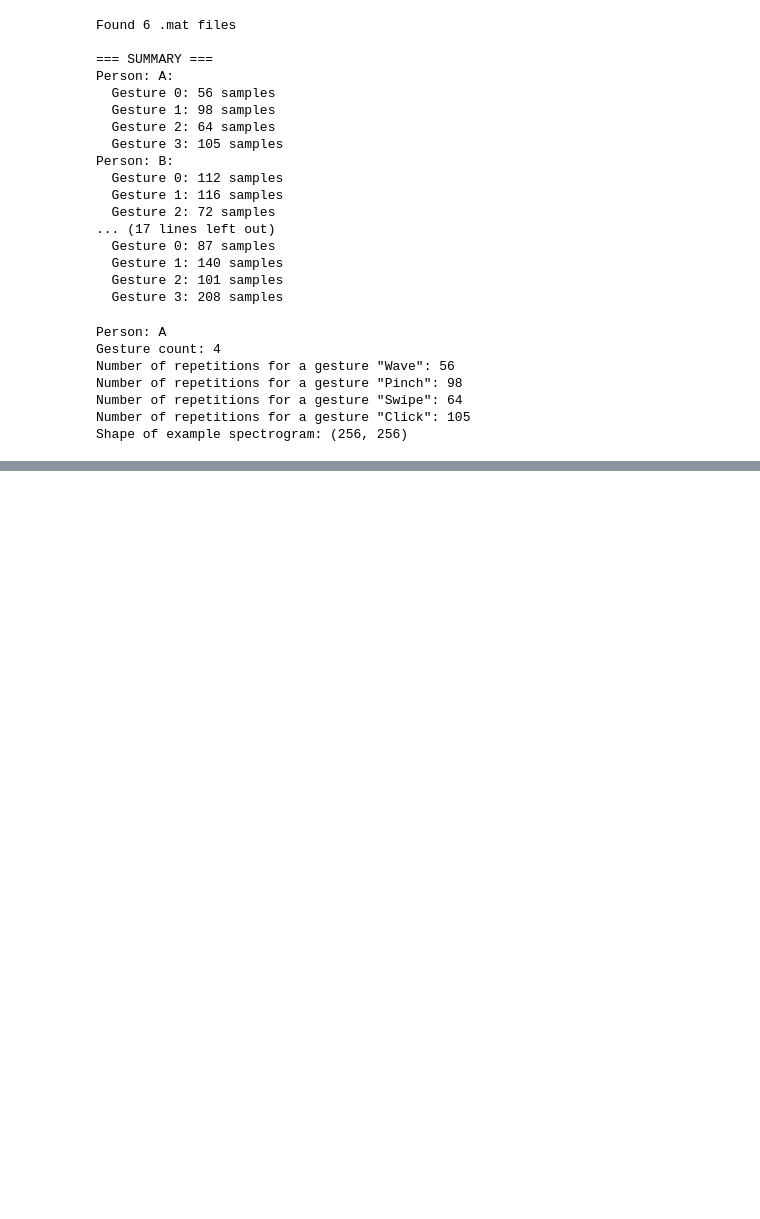
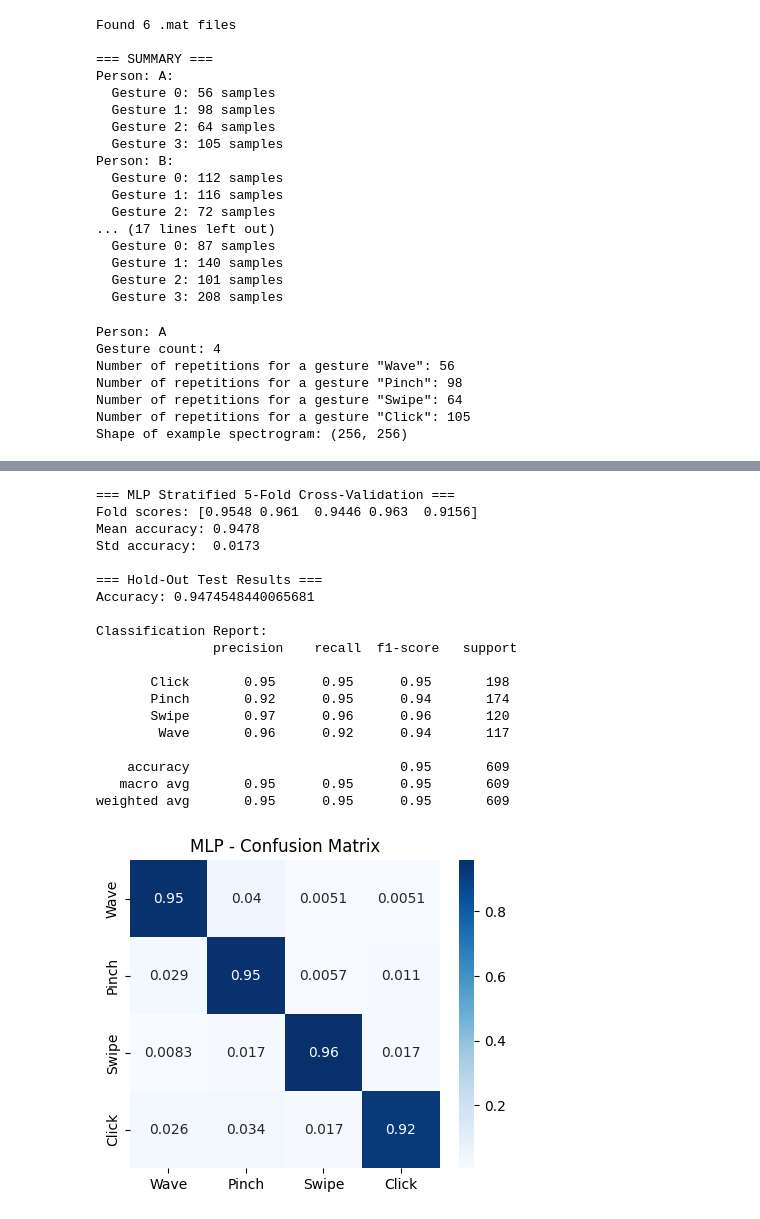
Before and after one commit to Oskar-Nowak/quantum-inspired-kernel-optimization, a Jupyter notebook: notebooks/dopnet_analysis.ipynb, the cells around one changed output, grey strips where cells are left out. Drawn from its saved outputs; the diff is of its cells as text; code cells hidden in the pictures; blank space fills up the shorter version.

```diff
--- a/notebooks/dopnet_analysis.ipynb
+++ b/notebooks/dopnet_analysis.ipynb
@@ -97,7 +99,7 @@ Final y shape: (2433,)
 Labels: ['Click' 'Pinch' 'Swipe' 'Wave']
 # %%
 # Preprocessing
-preprocessor = Preprocessor(n_components=100)
+preprocessor = Preprocessor(n_components=111)
 X_pca = preprocessor.fit_transform(X)
 # %% [output]
 === Preprocessor.fit_transform ===
@@ -149,3 +151,72 @@ Cross-validation accuracy: 0.9292668974860756
+# %%
+le = LabelEncoder()
+y_enc = le.fit_transform(y)
+
+mlp = MLPClassifier(
+    hidden_layer_sizes=(256, 128, 64),
+    activation='relu',
+    solver='adam',
+    alpha=1e-4,
+    batch_size=64,
+    learning_rate_init=1e-3,
+    max_iter=300,
+    random_state=42,
+    early_stopping=True,
+    n_iter_no_change=10,
+)
+
+cv = StratifiedKFold(n_splits=5, shuffle=True, random_state=42)
+cv_scores = cross_val_score(mlp, X_pca, y_enc, cv=cv)
+
+print("=== MLP Stratified 5-Fold Cross-Validation ===")
+print("Fold scores:", np.round(cv_scores, 4))
+print("Mean accuracy:", np.round(cv_scores.mean(), 4))
+print("Std accuracy: ", np.round(cv_scores.std(), 4))
+
+X_train, X_test, y_train, y_test = train_test_split(
+    X_pca, y_enc, test_size=0.25, stratify=y_enc, random_state=42
+)
+
+mlp.fit(X_train, y_train)
+y_pred = mlp.predict(X_test)
+
+y_test_labels = le.inverse_transform(y_test)
+y_pred_labels = le.inverse_transform(y_pred)
+
+print("\n=== Hold-Out Test Results ===")
+print("Accuracy:", accuracy_score(y_test_labels, y_pred_labels))
+print("\nClassification Report:\n", classification_report(y_test_labels, y_pred_labels))
+
+cm = confusion_matrix(y_test_labels, y_pred_labels, normalize='true')
+labels = GESTURE_NAMES
+
+plt.figure(figsize=(5,4))
+sns.heatmap(cm, annot=True, cmap='Blues',
+           xticklabels=labels,
+           yticklabels=labels)
+plt.title('MLP - Confusion Matrix')
+plt.show()
+# %% [output]
+=== MLP Stratified 5-Fold Cross-Validation ===
+Fold scores: [0.9548 0.961  0.9446 0.963  0.9156]
+Mean accuracy: 0.9478
+Std accuracy:  0.0173
+
+=== Hold-Out Test Results ===
+Accuracy: 0.9474548440065681
+
+Classification Report:
+               precision    recall  f1-score   support
+
+       Click       0.95      0.95      0.95       198
+       Pinch       0.92      0.95      0.94       174
+       Swipe       0.97      0.96      0.96       120
+        Wave       0.96      0.92      0.94       117
+
+    accuracy                           0.95       609
+   macro avg       0.95      0.95      0.95       609
+weighted avg       0.95      0.95      0.95       609
+[figure, added]
 # %%
 print('=== RUNNING QGA ===')
 qga = QGA(
```
Also changed, not shown: parts of 8 cells of this notebook, 1 other file.
